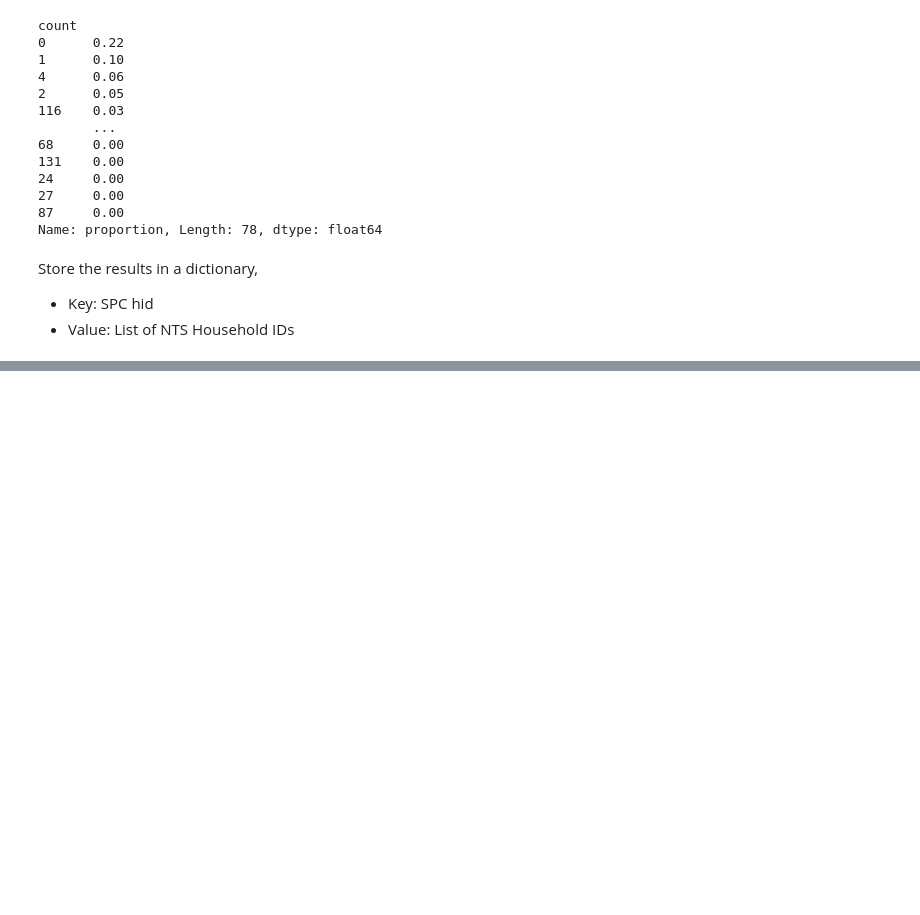
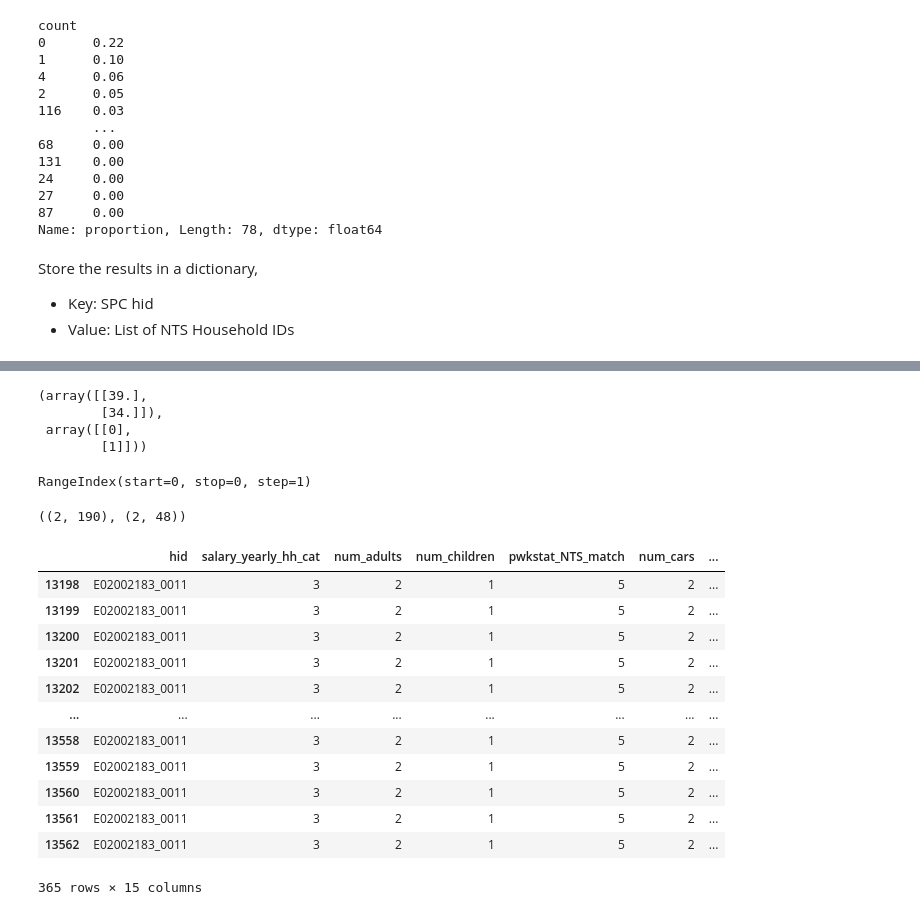
Before and after one commit to Urban-Analytics-Technology-Platform/acbm, a Jupyter notebook: notebooks/statistical_matching.ipynb, the cells around one changed output, grey strips where cells are left out. Saved outputs shown, nothing was run; the diff lists cells and outputs as text; code cells hidden in the pictures; blank space fills up the shorter version.

```diff
--- a/notebooks/statistical_matching.ipynb
+++ b/notebooks/statistical_matching.ipynb
@@ -22,6 +22,9 @@ from acbm.preprocessing import (
     transform_by_group,
     truncate_values,
 )
+
+
+pd.set_option('display.max_columns', None)
 # %% [markdown]
 ## Step 1: Load in the datasets
 # %% [markdown]
@@ -826,8 +855,12 @@ hid_to_HouseholdID['E02002183_0010']
+# %%
+matches_hh_level = extract_matching_results(df = spc_nts_4,
+                                            key_col = 'hid',
+                                            value_col = 'HouseholdID')
 # %%
 # for each key in the dictionary, sample 1 of the values associated with it and store it in a new dictionary
 
 '''
-- iterate over each key-value pair in the hid_to_HouseholdID dictionary.
+- iterate over each key-value pair in the matches_hh_result dictionary.
 - For each key-value pair, use np.random.choice(value) to randomly select
 one item from the list of values associated with the current key.
 - create a new dictionary hid_to_HouseholdID_sample where each key from the
@@ -835,6 +868,6 @@ original dictionary is associated with one randomly selected value from the
 original list of values.
 
 '''
-hid_to_HouseholdID_sample = {key: np.random.choice(value) for key, value in hid_to_HouseholdID.items()}
+matches_hh_level_sample = {key: np.random.choice(value) for key, value in matches_hh_level.items()}
 # %%
 # same logic as cell above, but repeat it multiple times and store each result as a separate dictionary in a list
@@ -844,0 +892,23 @@ type(hid_to_HouseholdID_sample_list), type(hid_to_HouseholdID_sample)
+# %%
+i = 4
+# Get 1st key from matches_hh_level_sample
+hh_id_spc = list(matches_hh_level_sample.keys())[i]
+# get the value that matches the key
+hh_id_nts = matches_hh_level_sample[list(matches_hh_level_sample.keys())[i]]
+
+# # filter nts_spc_4 by hid = hh_id_spc and householdID = hh_id_nts
+# filtered_df = spc_nts_4[(spc_nts_4['hid'] == hh_id_spc) & (spc_nts_4['HouseholdID'] == hh_id_nts)]
+# filtered_df
+
+
+# filter spc_edited by hid = hh_id_spc
+spc_hh = spc_edited[spc_edited['hid'] == hh_id_spc]
+
+
+nts_hh = nts_individuals_filtered[nts_individuals_filtered['HouseholdID'] == hh_id_nts]
+
+
+
+
+
+nts_hh
@@ -844,0 +933,16 @@ type(hid_to_HouseholdID_sample_list), type(hid_to_HouseholdID_sample)
+# %%
+# Ensure that the columns 'age' and 'sex' exist in both spc_hh and nts_hh2 dataframes
+spc_hh2 = spc_hh[['age_years', 'sex']]
+nts_hh2 = nts_hh2[['age_years', 'sex']]
+
+# # Fit the NearestNeighbors model and find the closest row in nts_hh for each row in spc_hh
+nn = NearestNeighbors(n_neighbors=1)
+nn.fit(nts_hh2)
+
+distances, indices = nn.kneighbors(spc_hh2)
+distances, indices
+# %% [output]
+(array([[39.],
+        [34.]]),
+ array([[0],
+        [1]]))
@@ -844,0 +986,27 @@ type(hid_to_HouseholdID_sample_list), type(hid_to_HouseholdID_sample)
+# %%
+matches.columns
+# %% [output]
+RangeIndex(start=0, stop=0, step=1)
+# %%
+# match spc to nts based on age and sex
+spc_nts_ind = spc_hh.merge(nts_hh,
+# %% [output]
+((2, 190), (2, 48))
+# %%
+# get all entries to nts_individuals_filtered that match the householdID
+nts_ind_filt = nts_individuals_filtered[nts_individuals_filtered['HouseholdID'] == hh_id_nts]
+nts_ind_filt.head(10)
+# %% [output]
+|  | hid | salary_yearly_hh_cat | num_adults | num_children | pwkstat_NTS_match | num_cars | ... |
+| 13198 | E02002183_0011 | 3 | 2 | 1 | 5 | 2 | ... |
+| 13199 | E02002183_0011 | 3 | 2 | 1 | 5 | 2 | ... |
+| 13200 | E02002183_0011 | 3 | 2 | 1 | 5 | 2 | ... |
+| 13201 | E02002183_0011 | 3 | 2 | 1 | 5 | 2 | ... |
+| 13202 | E02002183_0011 | 3 | 2 | 1 | 5 | 2 | ... |
+| ... | ... | ... | ... | ... | ... | ... | ... |
+| 13558 | E02002183_0011 | 3 | 2 | 1 | 5 | 2 | ... |
+| 13559 | E02002183_0011 | 3 | 2 | 1 | 5 | 2 | ... |
+| 13560 | E02002183_0011 | 3 | 2 | 1 | 5 | 2 | ... |
+| 13561 | E02002183_0011 | 3 | 2 | 1 | 5 | 2 | ... |
+| 13562 | E02002183_0011 | 3 | 2 | 1 | 5 | 2 | ... |
+365 rows × 15 columns
```
Also changed, not shown: parts of 13 cells of this notebook.
